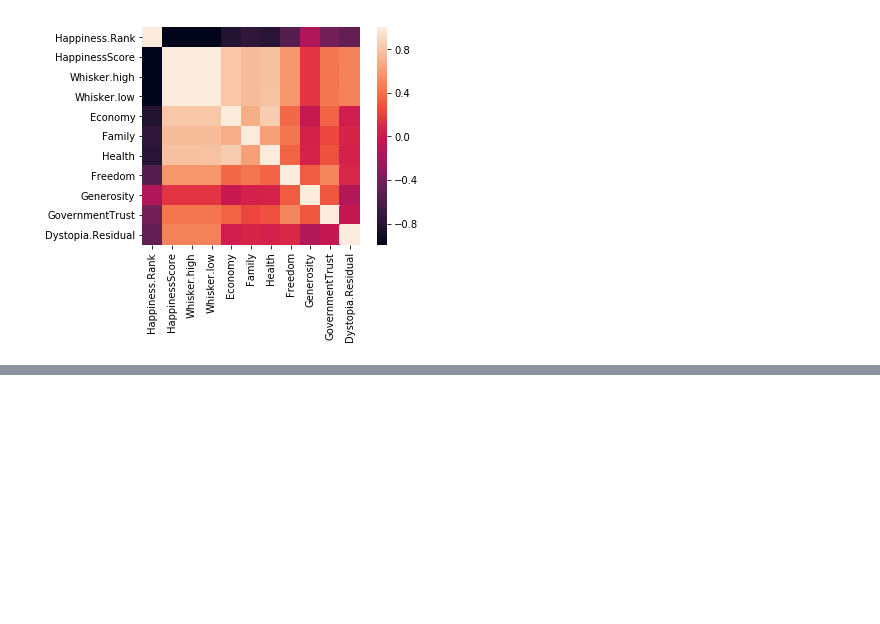
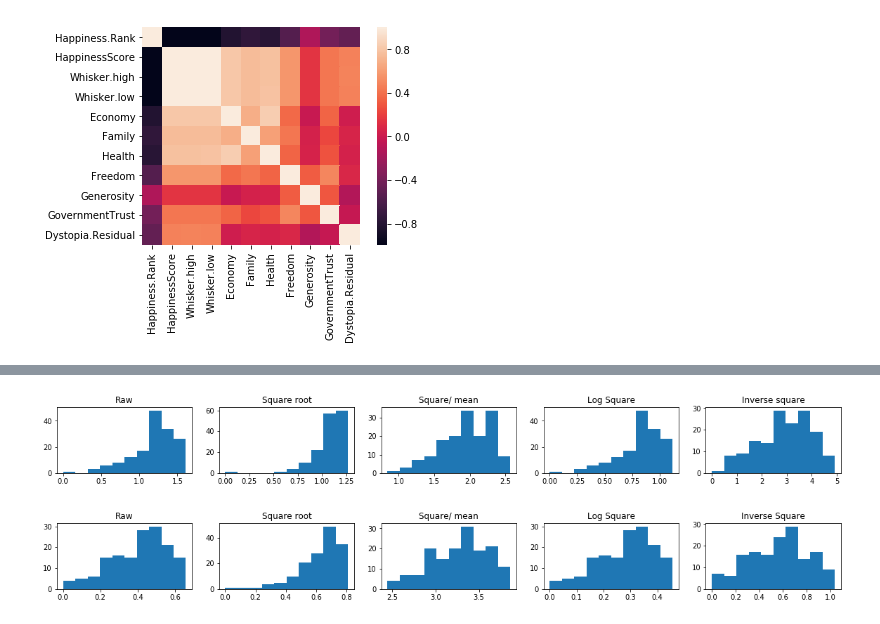
Before and after one commit to efuller11/Thinkful, a Jupyter notebook: Challenge Preparing a dataset for modeling, Unit 2 Lesson 1.ipynb, the cells around one changed output, grey strips where cells are left out. Drawn from its saved outputs; the diff is of its cells as text; code cells hidden in the pictures; blank space fills up the shorter version.

```diff
--- a/Challenge Preparing a dataset for modeling, Unit 2 Lesson 1.ipynb
+++ b/Challenge Preparing a dataset for modeling, Unit 2 Lesson 1.ipynb
@@ -347,0 +78,54 @@ The percentage of total variance in the dataset explained by each component from
+# %%
+fig = plt.figure(figsize = (20, 10))
+
+fig.add_subplot(551)
+plt.hist(happy_data['Family'])
+plt.title('Raw')
+
+fig.add_subplot(552)
+plt.hist(np.sqrt(happy_data['Family']))
+plt.title('Square root')
+
+fig.add_subplot(553)
+plt.hist(2**(happy_data['Family'])/np.mean(happy_data['Family']))
+plt.title('Square/ mean')
+
+fig.add_subplot(554)
+sqfam = 2** happy_data.Family
+plt.hist(np.log(sqfam))
+plt.title('Log Square')
+
+fig.add_subplot(555)
+plt.hist(sqfam/(1/happy_data.Family))
+plt.title('Inverse square')
+
+plt.show()
+# %% [output]
+[figure, added]
+# %%
+fig = plt.figure(figsize = (20, 10))
+
+fig.add_subplot(551)
+plt.hist(happy_data['Freedom'])
+plt.title('Raw')
+
+fig.add_subplot(552)
+plt.hist(np.sqrt(happy_data['Freedom']))
+plt.title('Square root')
+
+fig.add_subplot(553)
+plt.hist(2**(happy_data['Freedom'])/np.mean(happy_data['Freedom']))
+plt.title('Square/ mean')
+
+fig.add_subplot(554)
+sqfree = 2** happy_data.Freedom
+plt.hist(np.log(sqfree))
+plt.title('Log Square')
+
+fig.add_subplot(555)
+plt.hist(sqfree/(1/happy_data.Freedom))
+plt.title('Inverse Square')
+
+plt.show()
+# %% [output]
+[figure, added]
```
Also changed, not shown: parts of 32 cells of this notebook.
